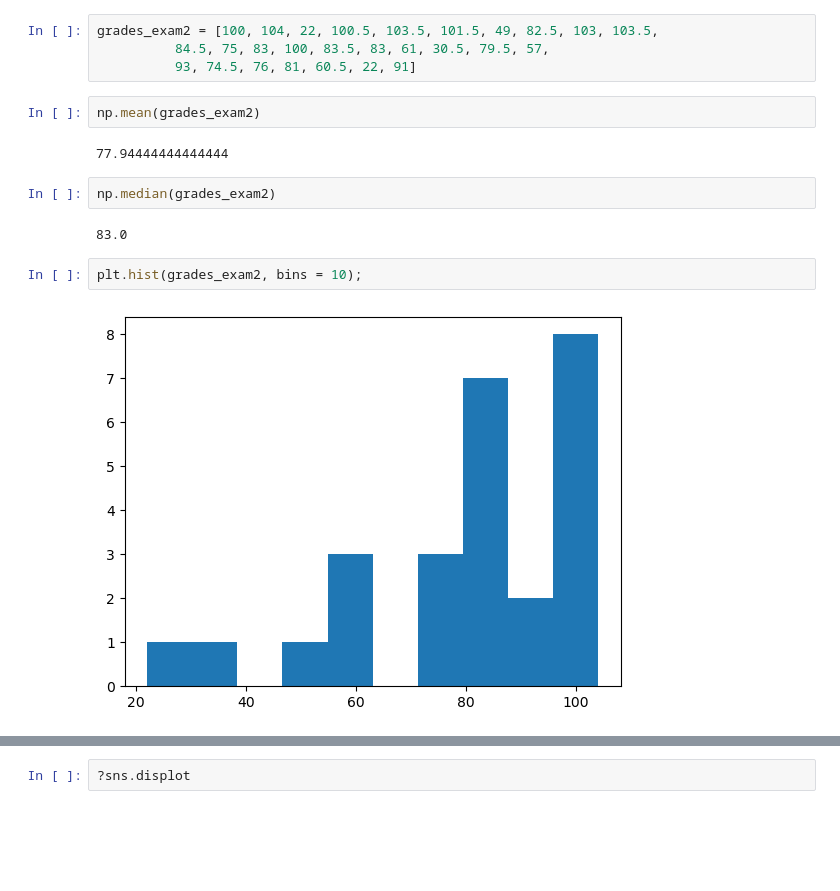
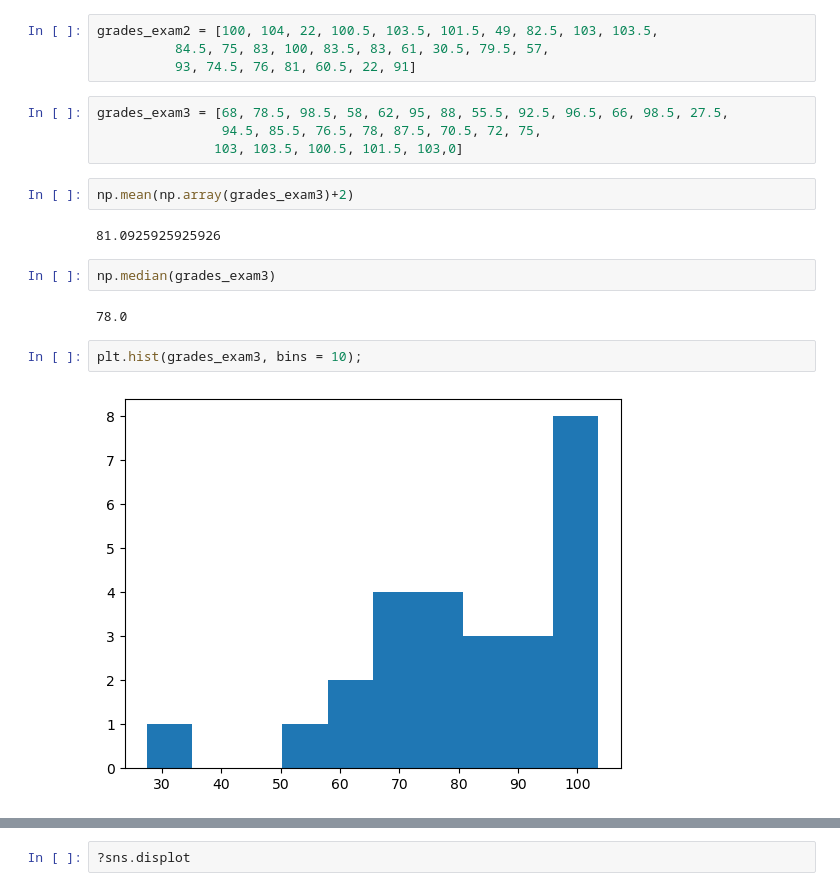
Before and after one commit to IsabelCoronaGuevara/CUDenver-Thesis, a Jupyter notebook: Untitled.ipynb, the cells around one changed output, grey strips where cells are left out. Saved outputs shown, nothing was run; the diff lists cells and outputs as text; blank space fills up the shorter version.

```diff
--- a/Untitled.ipynb
+++ b/Untitled.ipynb
@@ -10,16 +10,20 @@ grades_exam1 = [86 , 101.5 , 87 , 50 , 97 , 84 , 81.5 , 86.5 , 91 , 87.5 , 98 ,
 grades_exam2 = [100, 104, 22, 100.5, 103.5, 101.5, 49, 82.5, 103, 103.5,
           84.5, 75, 83, 100, 83.5, 83, 61, 30.5, 79.5, 57,
           93, 74.5, 76, 81, 60.5, 22, 91]
+# %%
+grades_exam3 = [68, 78.5, 98.5, 58, 62, 95, 88, 55.5, 92.5, 96.5, 66, 98.5, 27.5,
+                94.5, 85.5, 76.5, 78, 87.5, 70.5, 72, 75,
+               103, 103.5, 100.5, 101.5, 103,0]
 # %%
-np.mean(grades_exam2)
+np.mean(np.array(grades_exam3)+2)
 # %% [output]
-77.94444444444444
+81.0925925925926
 # %%
-np.median(grades_exam2)
+np.median(grades_exam3)
 # %% [output]
-83.0
+78.0
 # %%
-plt.hist(grades_exam2, bins = 10);
+plt.hist(grades_exam3, bins = 10);
 # %% [output]
-[figure, old version]
+[figure, new version]
 # %%
```
Also changed, not shown: parts of 1 cell of this notebook.
